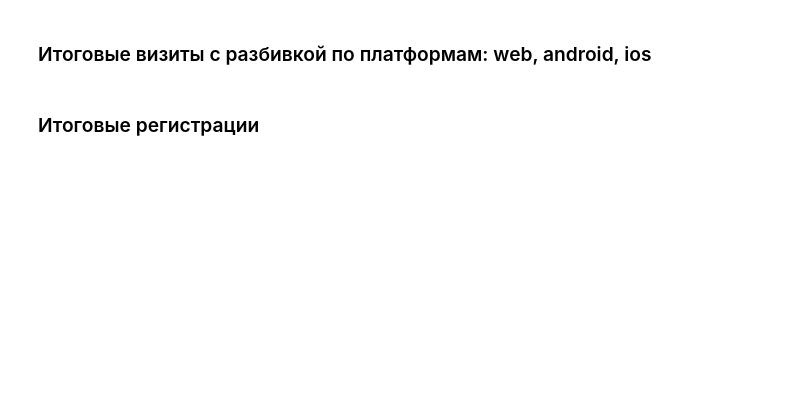
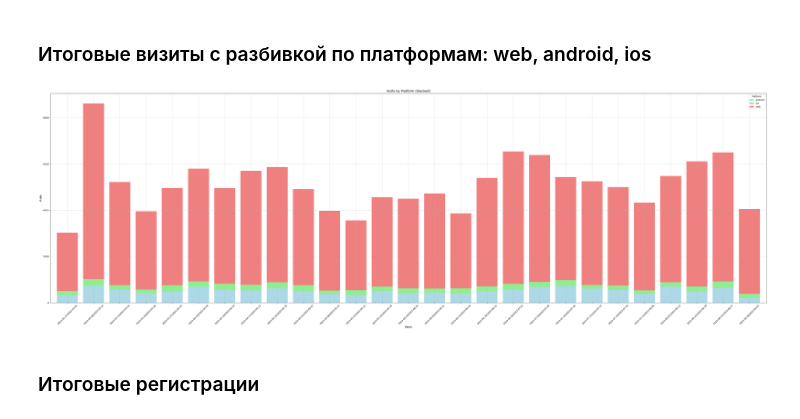
Before and after one commit to annaboris-va/data-analytics-project-100, a Jupyter notebook: charts_project.ipynb, the cells around one changed output. Saved outputs shown, nothing was run; the diff lists cells and outputs as text; code cells hidden in the pictures; blank space fills up the shorter version.

```diff
--- a/charts_project.ipynb
+++ b/charts_project.ipynb
@@ -86,7 +84,8 @@ from matplotlib.offsetbox import AnchoredText
 import matplotlib.cm as cm
 import seaborn as sns
 # %%
-result_df['date_group'] = pd.to_datetime(result_df['date_group'], unit='ms')
-daily_visits = result_df.groupby('date_group')['visits'].sum().reset_index()
+result_df['date_group'] = pd.to_datetime(result_df['date_group'])
+result_df['week'] = result_df['date_group'].dt.to_period('W')
+weekly_visits = result_df.groupby('week')['visits'].sum().reset_index()
 # %% [markdown]
 ### Итоговые визиты
@@ -138,2 +117,35 @@ plt.show()
+# %%
+result_df_no_bot = result_df[result_df['platform'] != 'bot']
+
+platform_visits_no_bot = result_df_no_bot.groupby(['week', 'platform'])['visits'].sum().unstack(fill_value=0)
+
+plt.figure(figsize=(45, 15))
+
+week_labels = platform_visits_no_bot.index.astype(str)
+
+x_positions = np.arange(len(platform_visits_no_bot))
+
+platform_visits_no_bot.plot(kind='bar', stacked=True,
+                          color=['lightblue', 'lightgreen', 'lightcoral'],
+                          ax=plt.gca(),
+                          width=0.8)
+
+plt.title('Visits by Platform (Stacked)', fontsize=14)
+plt.xlabel('Week', fontsize=12)
+plt.ylabel('Visits', fontsize=12)
+plt.xticks(ticks=x_positions,
+           labels=week_labels,
+           rotation=45,
+           fontsize=10)
+plt.yticks(fontsize=10)
+plt.grid(axis='y', linestyle='-', alpha=0.5)
+plt.grid(axis='x', linestyle='-', alpha=0.5)
+plt.legend(title='Platform', fontsize=10)
+
+plt.tight_layout()
+plt.savefig('./charts/visits_by_platform.png', dpi=300, bbox_inches='tight')
+plt.show()
+# %% [output]
+[figure, added]
 # %% [markdown]
 ### Итоговые регистрации
```
Also changed, not shown: parts of 18 cells of this notebook, 1 other file.
